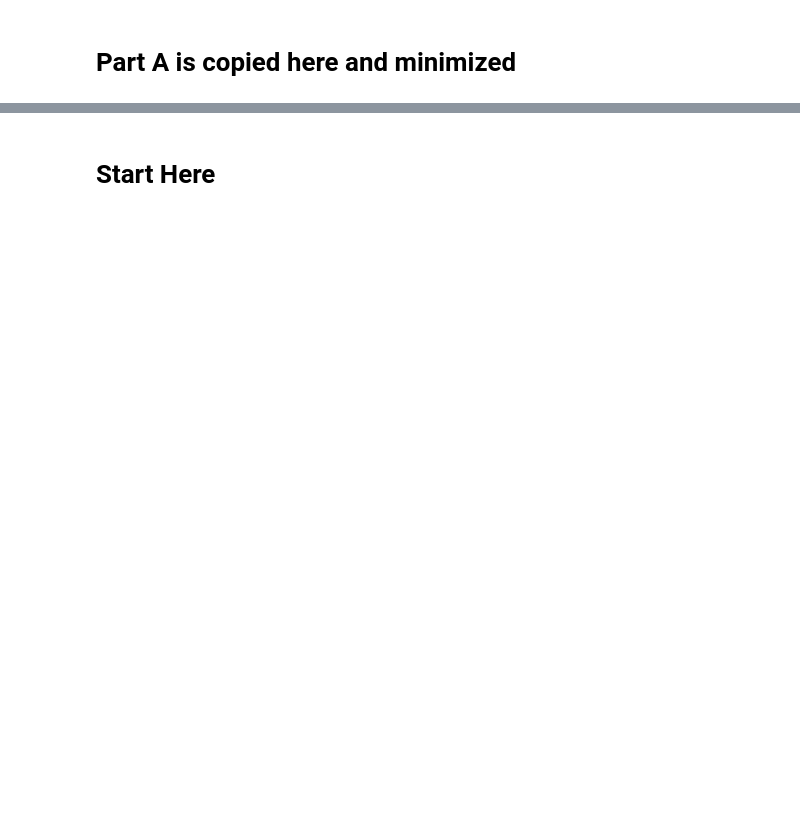
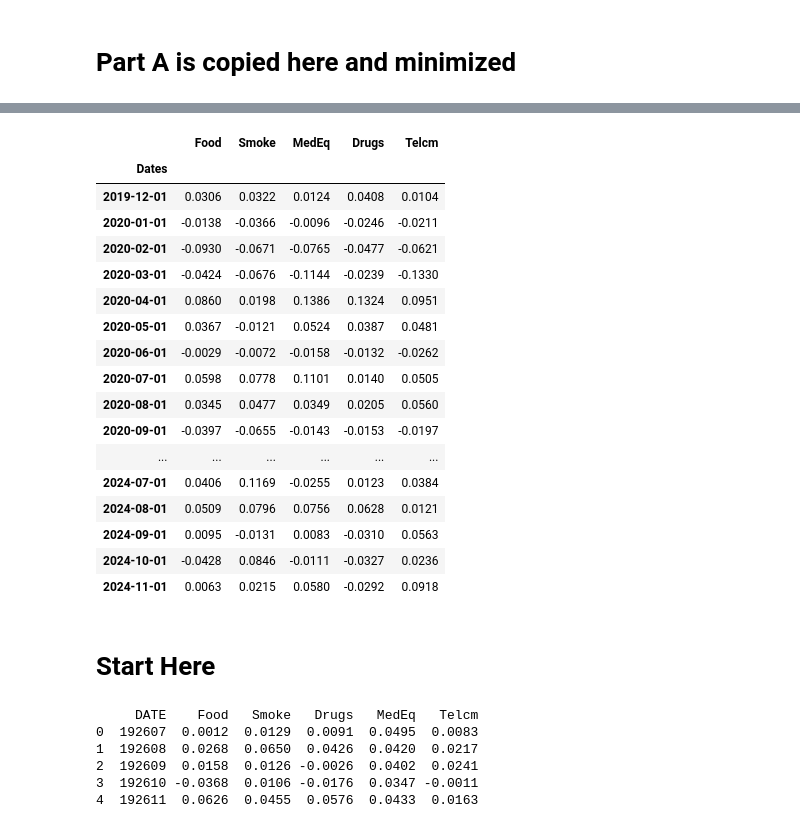
Before and after one commit to fangsitang/portfolio_management, a Jupyter notebook: Part B_1.ipynb, the cells around one changed output, grey strips where cells are left out. Saved outputs shown, nothing was run; the diff lists cells and outputs as text; code cells hidden in the pictures; blank space fills up the shorter version.

```diff
--- a/Part B_1.ipynb
+++ b/Part B_1.ipynb
@@ -490,5 +490,44 @@ Smoke  0.592492
 MedEq  0.000000
 Drugs  0.407508
 Telcm  0.000000
+# %%
+df_filtered
+# %% [output]
+|  | Food | Smoke | MedEq | Drugs | Telcm |
+| Dates |  |  |  |  |  |
+| 2019-12-01 | 0.0306 | 0.0322 | 0.0124 | 0.0408 | 0.0104 |
+| 2020-01-01 | -0.0138 | -0.0366 | -0.0096 | -0.0246 | -0.0211 |
+| 2020-02-01 | -0.0930 | -0.0671 | -0.0765 | -0.0477 | -0.0621 |
+| 2020-03-01 | -0.0424 | -0.0676 | -0.1144 | -0.0239 | -0.1330 |
+| 2020-04-01 | 0.0860 | 0.0198 | 0.1386 | 0.1324 | 0.0951 |
+| 2020-05-01 | 0.0367 | -0.0121 | 0.0524 | 0.0387 | 0.0481 |
+| 2020-06-01 | -0.0029 | -0.0072 | -0.0158 | -0.0132 | -0.0262 |
+| 2020-07-01 | 0.0598 | 0.0778 | 0.1101 | 0.0140 | 0.0505 |
+| 2020-08-01 | 0.0345 | 0.0477 | 0.0349 | 0.0205 | 0.0560 |
+| 2020-09-01 | -0.0397 | -0.0655 | -0.0143 | -0.0153 | -0.0197 |
+| ... | ... | ... | ... | ... | ... |
+| 2024-07-01 | 0.0406 | 0.1169 | -0.0255 | 0.0123 | 0.0384 |
+| 2024-08-01 | 0.0509 | 0.0796 | 0.0756 | 0.0628 | 0.0121 |
+| 2024-09-01 | 0.0095 | -0.0131 | 0.0083 | -0.0310 | 0.0563 |
+| 2024-10-01 | -0.0428 | 0.0846 | -0.0111 | -0.0327 | 0.0236 |
+| 2024-11-01 | 0.0063 | 0.0215 | 0.0580 | -0.0292 | 0.0918 |
 # %% [markdown]
 # Start Here
+# %%
+df_full_years = pd.read_csv("Selected_Industry_Data.csv",header=0)
+
+df_filtered = df_full_years.copy()
+
+
+columns_to_scale = df_filtered.columns.drop('DATE')
+df_filtered[columns_to_scale] = df_filtered[columns_to_scale] / 100
+
+
+print(df_filtered.head())
+# %% [output]
+     DATE    Food   Smoke   Drugs   MedEq   Telcm
+0  192607  0.0012  0.0129  0.0091  0.0495  0.0083
+1  192608  0.0268  0.0650  0.0426  0.0420  0.0217
+2  192609  0.0158  0.0126 -0.0026  0.0402  0.0241
+3  192610 -0.0368  0.0106 -0.0176  0.0347 -0.0011
+4  192611  0.0626  0.0455  0.0576  0.0433  0.0163
```
Also changed, not shown: parts of 8 cells of this notebook.
